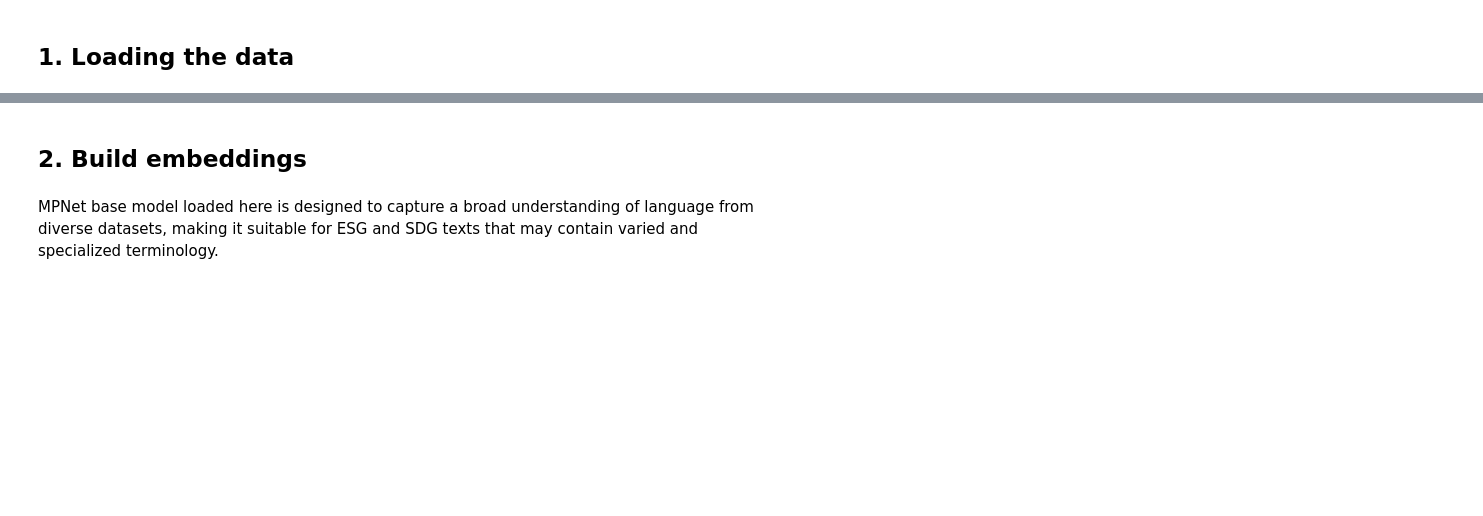
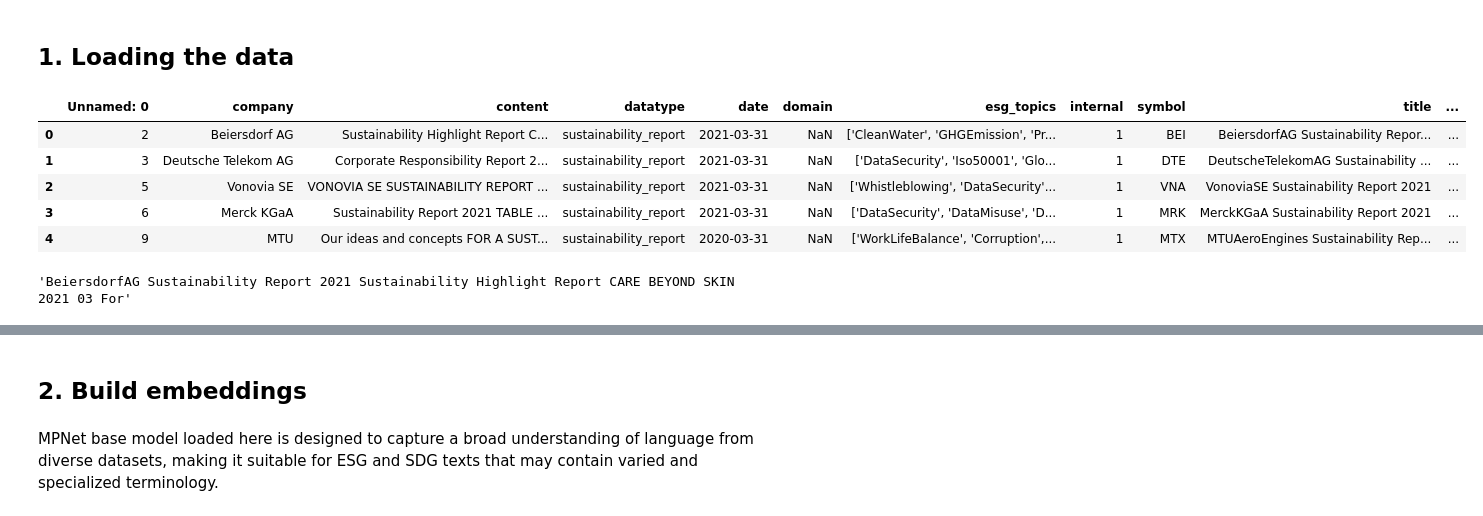
Before and after one commit to TheMarcosP/ANALISIS-REPORTES-ESG-CHIRIMBOLO-HACKITBA, a Jupyter notebook: greenwashing-detection-using-huggingface.ipynb, the cells around one changed output, grey strips where cells are left out. Saved outputs shown, nothing was run; the diff lists cells and outputs as text; code cells hidden in the pictures; blank space fills up the shorter version.

```diff
--- a/greenwashing-detection-using-huggingface.ipynb
+++ b/greenwashing-detection-using-huggingface.ipynb
@@ -15,10 +13,19 @@ ModuleNotFoundError: No module named 'sentence_transformers'
 # %% [markdown]
 ## 1. Loading the data
 # %%
-esg_documents_df = pd.read_csv("/kaggle/input/dax-esg-media-dataset/esg_documents_for_dax_companies.csv", sep="|")
+esg_documents_df = pd.read_csv("esg_documents_for_dax_companies.csv", sep="|")
 esg_documents_df.head()
+# %% [output]
+|  | Unnamed: 0 | company | content | datatype | date | domain | esg_topics | internal | symbol | title | ... |
+| 0 | 2 | Beiersdorf AG | Sustainability Highlight Report C... | sustainability_report | 2021-03-31 | NaN | ['CleanWater', 'GHGEmission', 'Pr... | 1 | BEI | BeiersdorfAG Sustainability Repor... | ... |
+| 1 | 3 | Deutsche Telekom AG | Corporate Responsibility Report 2... | sustainability_report | 2021-03-31 | NaN | ['DataSecurity', 'Iso50001', 'Glo... | 1 | DTE | DeutscheTelekomAG Sustainability ... | ... |
+| 2 | 5 | Vonovia SE | VONOVIA SE SUSTAINABILITY REPORT ... | sustainability_report | 2021-03-31 | NaN | ['Whistleblowing', 'DataSecurity'... | 1 | VNA | VonoviaSE Sustainability Report 2021 | ... |
+| 3 | 6 | Merck KGaA | Sustainability Report 2021 TABLE ... | sustainability_report | 2021-03-31 | NaN | ['DataSecurity', 'DataMisuse', 'D... | 1 | MRK | MerckKGaA Sustainability Report 2021 | ... |
+| 4 | 9 | MTU | Our ideas and concepts FOR A SUST... | sustainability_report | 2020-03-31 | NaN | ['WorkLifeBalance', 'Corruption',... | 1 | MTX | MTUAeroEngines Sustainability Rep... | ... |
 # %%
 # form texts by concatenating title and content
 esg_texts = esg_documents_df.apply(lambda row: " ".join([str(row["title"]), str(row["content"])]), axis=1)
 esg_texts[0][:100]
+# %% [output]
+'BeiersdorfAG Sustainability Report 2021 Sustainability Highlight Report CARE BEYOND SKIN 2021 03 For'
 # %%
```
Also changed, not shown: parts of 17 cells of this notebook, 5 other files.
